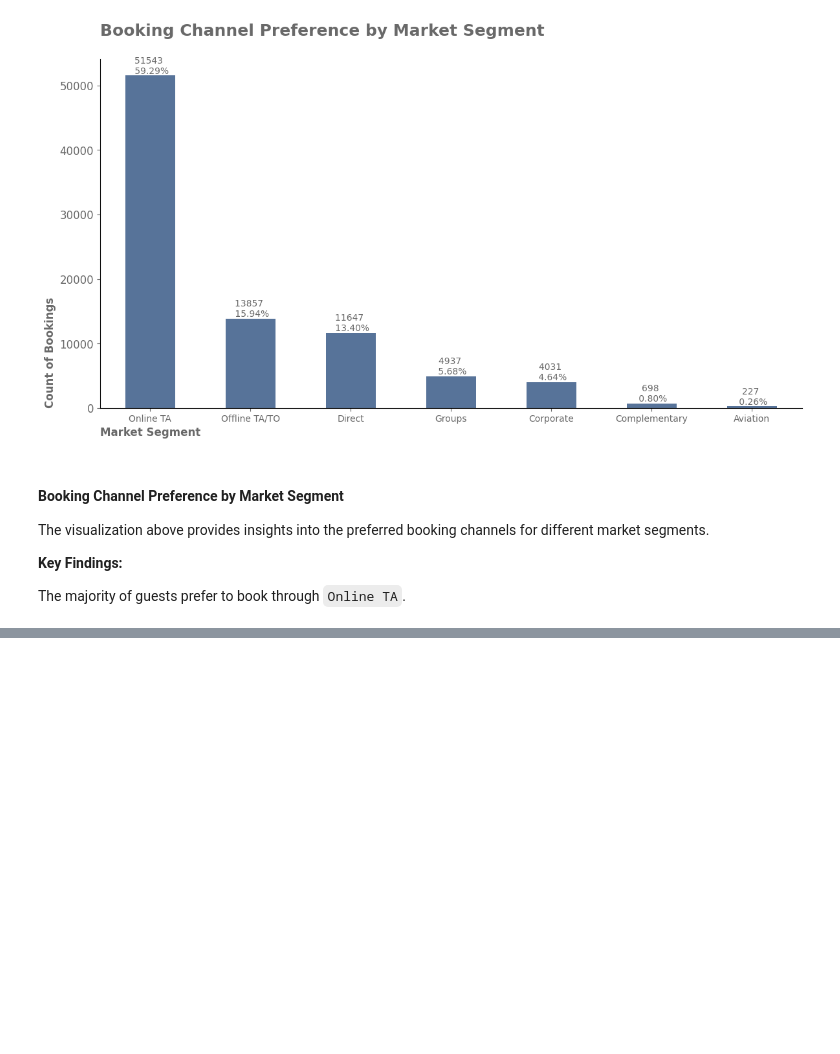
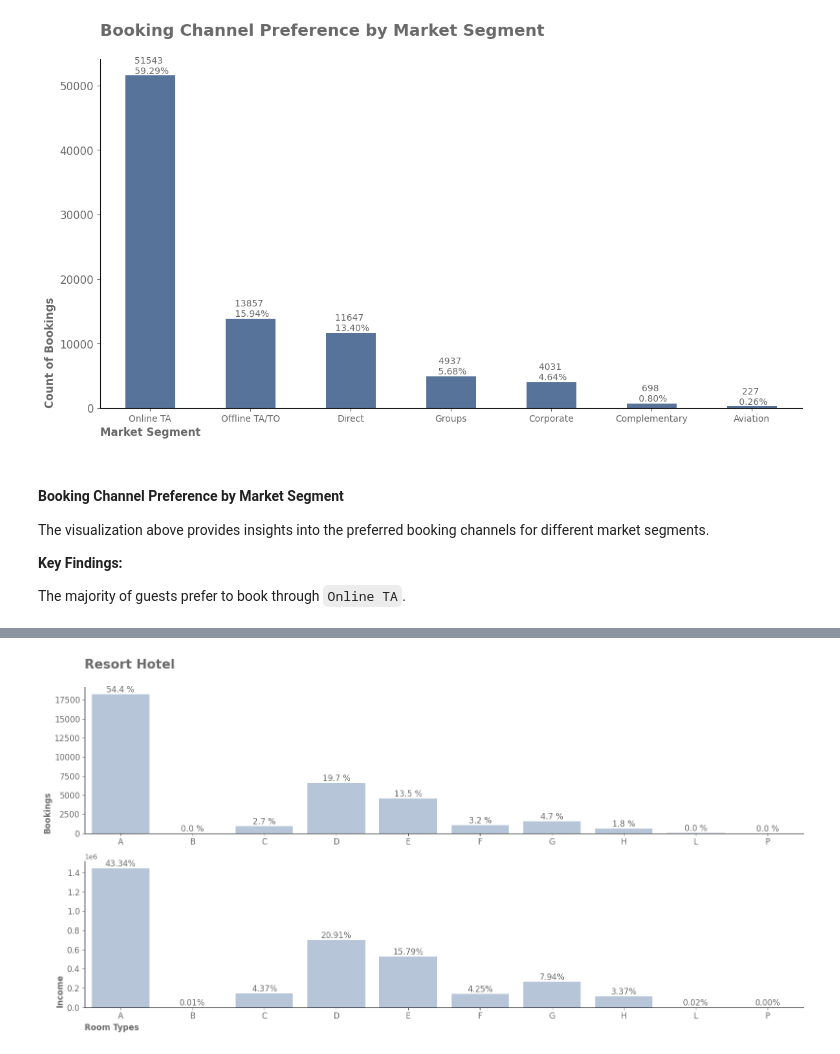
Before and after one commit to AliMSHGH/Hotel-_Bookings_Analysis, a Jupyter notebook: Hotel-_Bookings_Analysis.ipynb, the cells around one changed output, grey strips where cells are left out. Saved outputs shown, nothing was run; the diff lists cells and outputs as text; code cells hidden in the pictures; blank space fills up the shorter version.

```diff
--- a/Hotel-_Bookings_Analysis.ipynb
+++ b/Hotel-_Bookings_Analysis.ipynb
@@ -1191,0 +1282,6 @@ The majority of  guests prefer to book through ``Online TA``.
+# %%
+Resort_Hotel_09= df[df["hotel"] == 'Resort Hotel']
+room_type_Resort_Hotel= Resort_Hotel_09.groupby(['reserved_room_type'],observed=False)\
+    .agg({"reserved_room_type" :  'count' })\
+        .rename({"reserved_room_type": "reserved_room_type_in_Resort_Hotel"}, axis="columns")
+room_type_Resort_Hotel
@@ -1191,0 +1301,5 @@ The majority of  guests prefer to book through ``Online TA``.
+# %%
+room_type_Resort_Hotel_profet= Resort_Hotel_09.groupby(['reserved_room_type'],observed=False)\
+    .agg({"adr" :  'sum' })\
+        .rename({"adr": "reserved_room_type_in_Resort_Hotel_profet"}, axis="columns")
+room_type_Resort_Hotel_profet
@@ -1191,0 +1319,49 @@ The majority of  guests prefer to book through ``Online TA``.
+# %%
+count_bookin_Rh_typ = room_type_Resort_Hotel["reserved_room_type_in_Resort_Hotel"].sum()
+profet_RH_typ = room_type_Resort_Hotel_profet["reserved_room_type_in_Resort_Hotel_profet"].sum()
+
+fig, axis = plt.subplots(2, 1, figsize=(16, 8))
+
+
+room_type_Resort_Hotel_plot = sns.barplot(
+    data=room_type_Resort_Hotel,
+    x='reserved_room_type',
+    y='reserved_room_type_in_Resort_Hotel',
+    ax=axis[0],
+    color='#B0C4DE'
+)
+
+room_type_Resort_Hotel_plot.set_ylabel('Bookings', loc="bottom", weight="bold", fontsize=12, color="#696969")
+room_type_Resort_Hotel_plot.set_xlabel('')
+room_type_Resort_Hotel_plot.set_title('Resort Hotel \n', weight="bold", color='#696969', fontsize=19,loc='left')
+room_type_Resort_Hotel_plot.spines[["right", "top"]].set_visible(False)
+
+for i in room_type_Resort_Hotel_plot.containers:
+    room_type_Resort_Hotel_plot.bar_label(i, fmt=lambda i: f'{(i/count_bookin_Rh_typ)*100:.1f} %', color='#696969', fontsize=12)
+
+room_type_Resort_Hotel_plot.tick_params(axis="x", colors='#696969', labelsize="large")
+room_type_Resort_Hotel_plot.tick_params(axis="y", colors='#696969', labelsize="large")
+
+
+room_type_Resort_Hotel_profet_plot = sns.barplot(
+    data=room_type_Resort_Hotel_profet,
+    x='reserved_room_type',
+    y="reserved_room_type_in_Resort_Hotel_profet",
+    ax=axis[1],
+    color='#B0C4DE'
+)
+
+room_type_Resort_Hotel_profet_plot.set_xlabel("Room Types", loc="left", weight="bold", fontsize=12, color="#696969")
+room_type_Resort_Hotel_profet_plot.set_ylabel('Income', loc="bottom", weight="bold", fontsize=12, color="#696969")
+room_type_Resort_Hotel_profet_plot.spines[["right", "top"]].set_visible(False)
+
+room_type_Resort_Hotel_profet_plot.tick_params(axis="x", colors='#696969', labelsize="large")
+room_type_Resort_Hotel_profet_plot.tick_params(axis="y", colors='#696969', labelsize="large")
+
+for i in room_type_Resort_Hotel_profet_plot.containers:
+    room_type_Resort_Hotel_profet_plot.bar_label(i, fmt=lambda i: f'{(i/profet_RH_typ)*100:.2f}%', color='#696969', fontsize=12)
+
+plt.tight_layout()
+plt.show()
+# %% [output]
+[figure, added]
```
Also changed, not shown: parts of 14 cells of this notebook.
